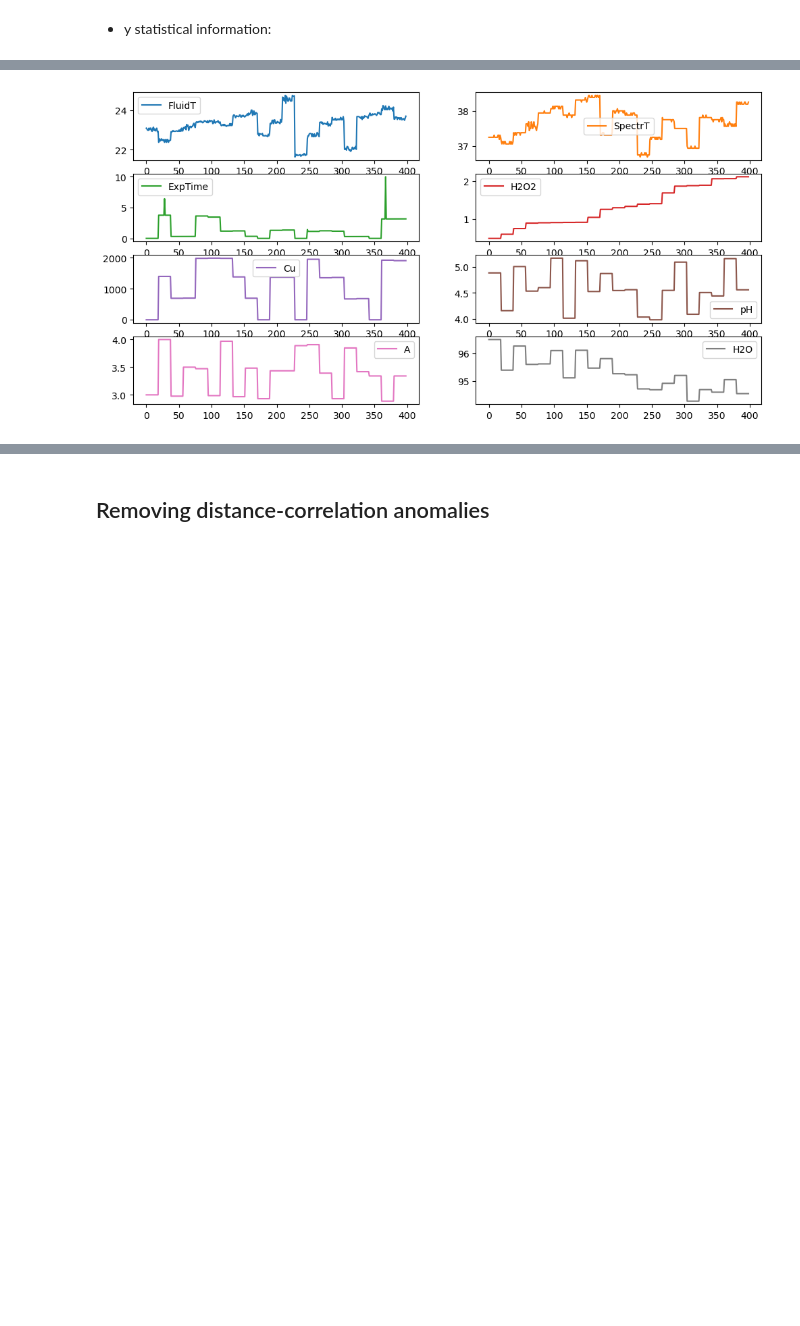
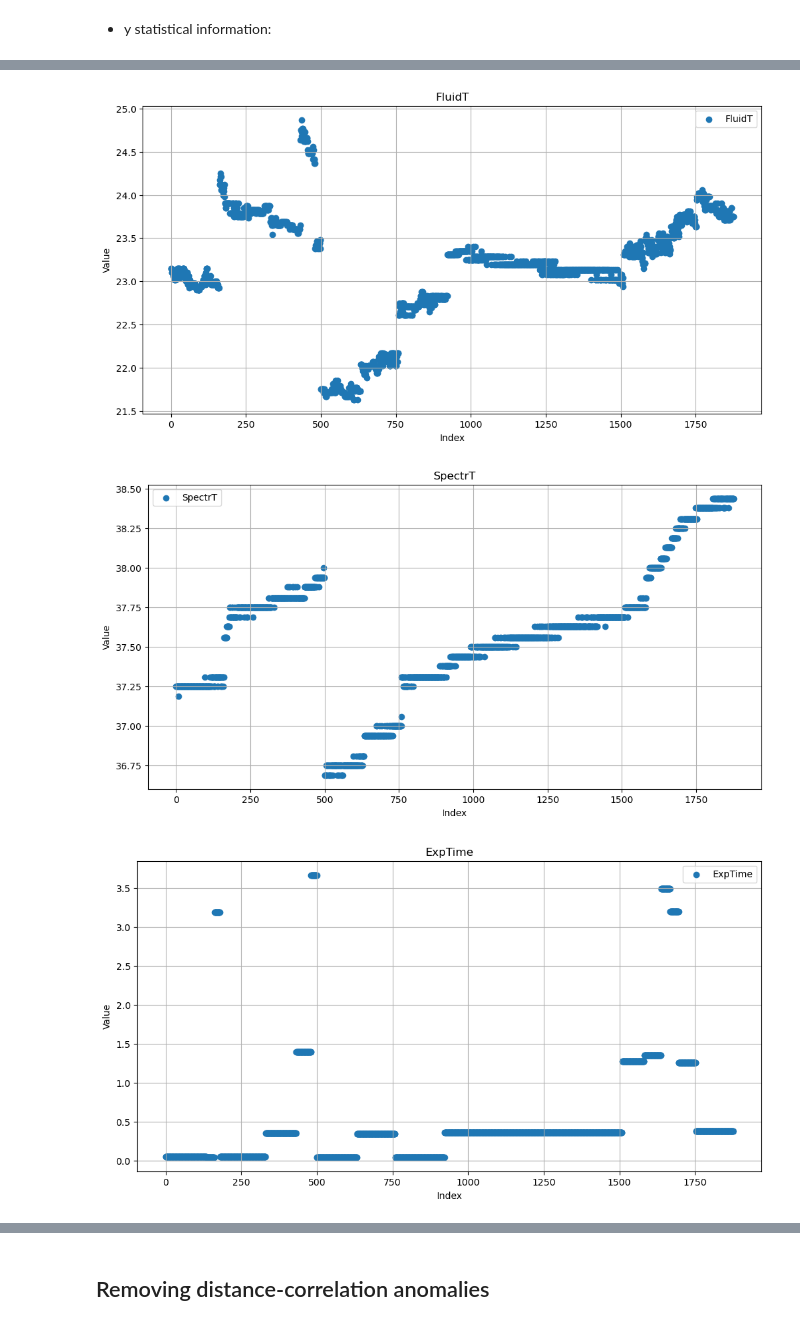
Before and after one commit to BenS-code/myChemometrics, a Jupyter notebook: myChemometrics.ipynb, the cells around one changed output, grey strips where cells are left out. Saved outputs shown, nothing was run; the diff lists cells and outputs as text; code cells hidden in the pictures; blank space fills up the shorter version.

Commit message:
Fixed Issues and managed group splits according to a label. Added summary of the model

```diff
--- a/myChemometrics.ipynb
+++ b/myChemometrics.ipynb
@@ -22,7 +22,7 @@ plt.rcParams["figure.figsize"] = (12, 6)
 # %% [markdown]
 ### Import Data File (csv, xlsx)
 # %%
-file_path = (os.getcwd() + '/data/spectra CE801 corrected.xlsx')
+file_path = (os.getcwd() + '/data/spectra CE801-2-3-11-12-16 out.xlsx')
 # print('file path:', file_path)
 # %% [markdown]
 ### Save data as Pandas Dataframe
@@ -79,0 +93,10 @@ Any empty cells in DataFrame: False
+# %%
+dissimilarities = cdist(df_raw.iloc[:, 10:], df_raw.iloc[:, 10:], metric="correlation")
+absolute_normalized_dissimilarities_vector = (np.abs((dissimilarities[1] - np.mean(dissimilarities[1])) / np.std(dissimilarities[1])))
+
+plt.plot(df_raw.index, absolute_normalized_dissimilarities_vector, '.')
+plt.title('Absolute Normalized Correlation Distance of raw data')
+plt.xlabel('raw data index')
+plt.ylabel('Value')
+plt.grid(True, alpha=0.3)
+plt.show()
@@ -79,0 +105,10 @@ Any empty cells in DataFrame: False
+# %%
+corr_dist_threshold_high = 4
+corr_dist_threshold_low = 0
+
+high_lim_rows_to_remove = np.where((absolute_normalized_dissimilarities_vector > corr_dist_threshold_high))[0]
+low_lim_rows_to_remove = np.where((absolute_normalized_dissimilarities_vector < corr_dist_threshold_low))[0]
+
+rows_to_remove = list(high_lim_rows_to_remove) + list(low_lim_rows_to_remove)
+
+print(f'Rows to remove from data: {rows_to_remove}')
@@ -79,0 +117,3 @@ Any empty cells in DataFrame: False
+# %%
+df_raw = df_raw.drop(index=rows_to_remove)
+print(f'Number of rows remained: {df_raw.shape[0]}')
@@ -267,6 +350,15 @@ y.describe()
 # %%
-fig, axes = plt.subplots(nrows=4, ncols=2)
-y.plot(subplots=True, ax=axes)
-plt.show()
+# fig, axes = plt.subplots(nrows=4, ncols=2)
+for i in y.columns:
+    plt.scatter(y[i].index, y[i], label=i, marker='o')
+    plt.title(i)
+    plt.xlabel('Index')
+    plt.ylabel('Value')
+    plt.grid(True)
+    plt.legend(loc='best')
+
+    plt.show()
 # %% [output]
-[figure, old version]
+[figure, new version]
+[figure, added]
+[figure, added]
```
Also changed, not shown: parts of 60 cells of this notebook.
